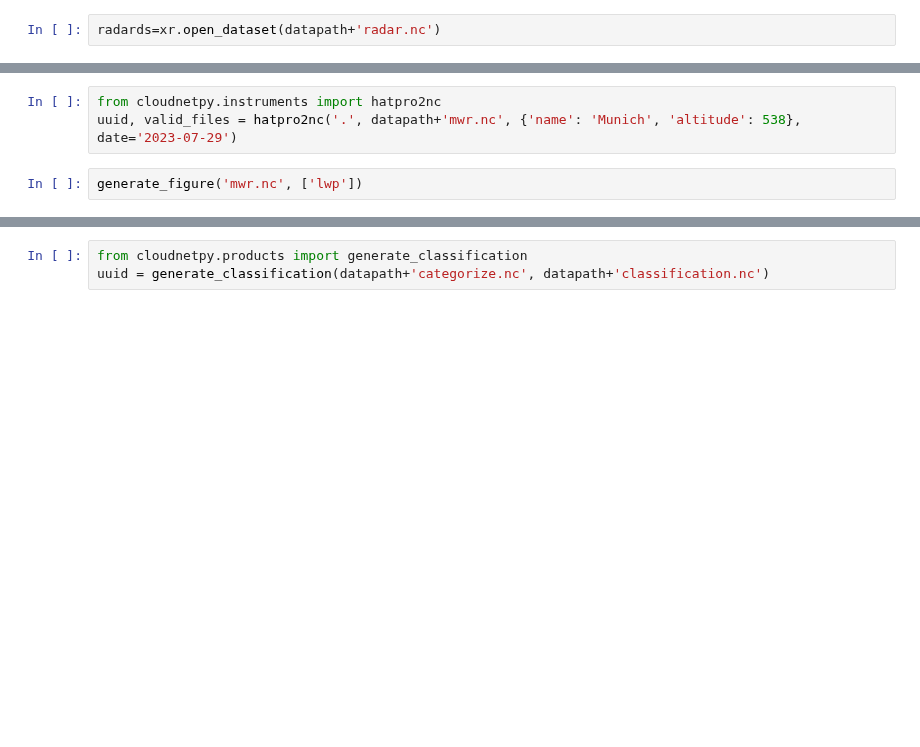
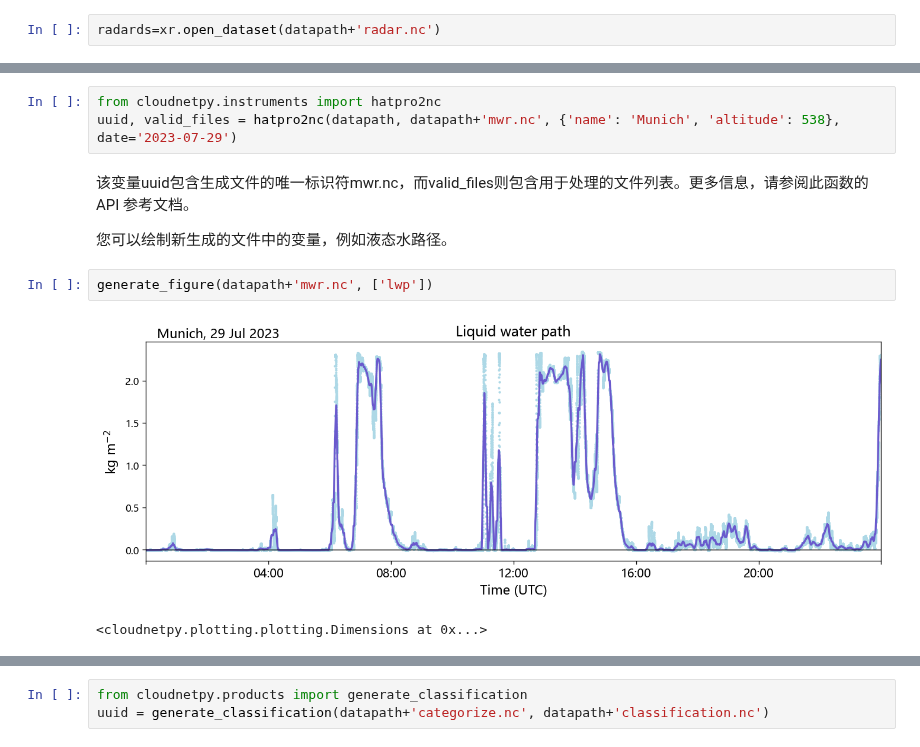
Before and after one commit to longtsing/metgrs, a Jupyter notebook: examples/扩展3：CoudNetPy.ipynb, the cells around one changed output, grey strips where cells are left out. Drawn from its saved outputs; the diff is of its cells as text; blank space fills up the shorter version.

```diff
--- a/examples/扩展3：CoudNetPy.ipynb
+++ b/examples/扩展3：CoudNetPy.ipynb
@@ -66,5 +143,12 @@ generate_figure(datapath+''lidar.nc', ['beta'])
 # %%
 from cloudnetpy.instruments import hatpro2nc
-uuid, valid_files = hatpro2nc('.', datapath+'mwr.nc', {'name': 'Munich', 'altitude': 538}, date='2023-07-29')
+uuid, valid_files = hatpro2nc(datapath, datapath+'mwr.nc', {'name': 'Munich', 'altitude': 538}, date='2023-07-29')
+# %% [markdown]
+该变量uuid包含生成文件的唯一标识符mwr.nc，而valid_files则包含用于处理的文件列表。更多信息，请参阅此函数的API 参考文档。
+
+您可以绘制新生成的文件中的变量，例如液态水路径。
 # %%
-generate_figure('mwr.nc', ['lwp'])
+generate_figure(datapath+'mwr.nc', ['lwp'])
+# %% [output]
+[figure, added]
+<cloudnetpy.plotting.plotting.Dimensions at 0x...>
```
Also changed, not shown: parts of 25 cells of this notebook, 2 other files.
